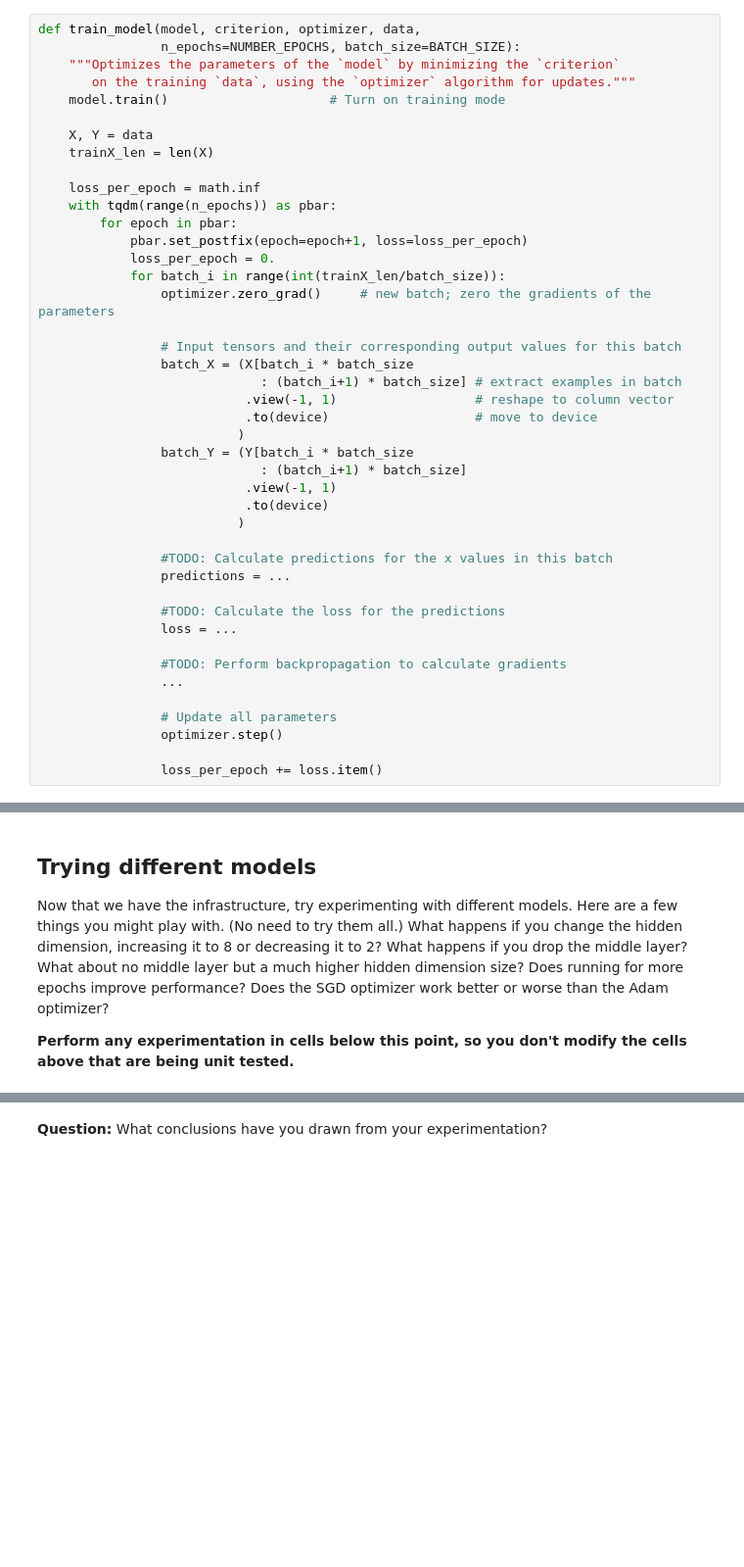
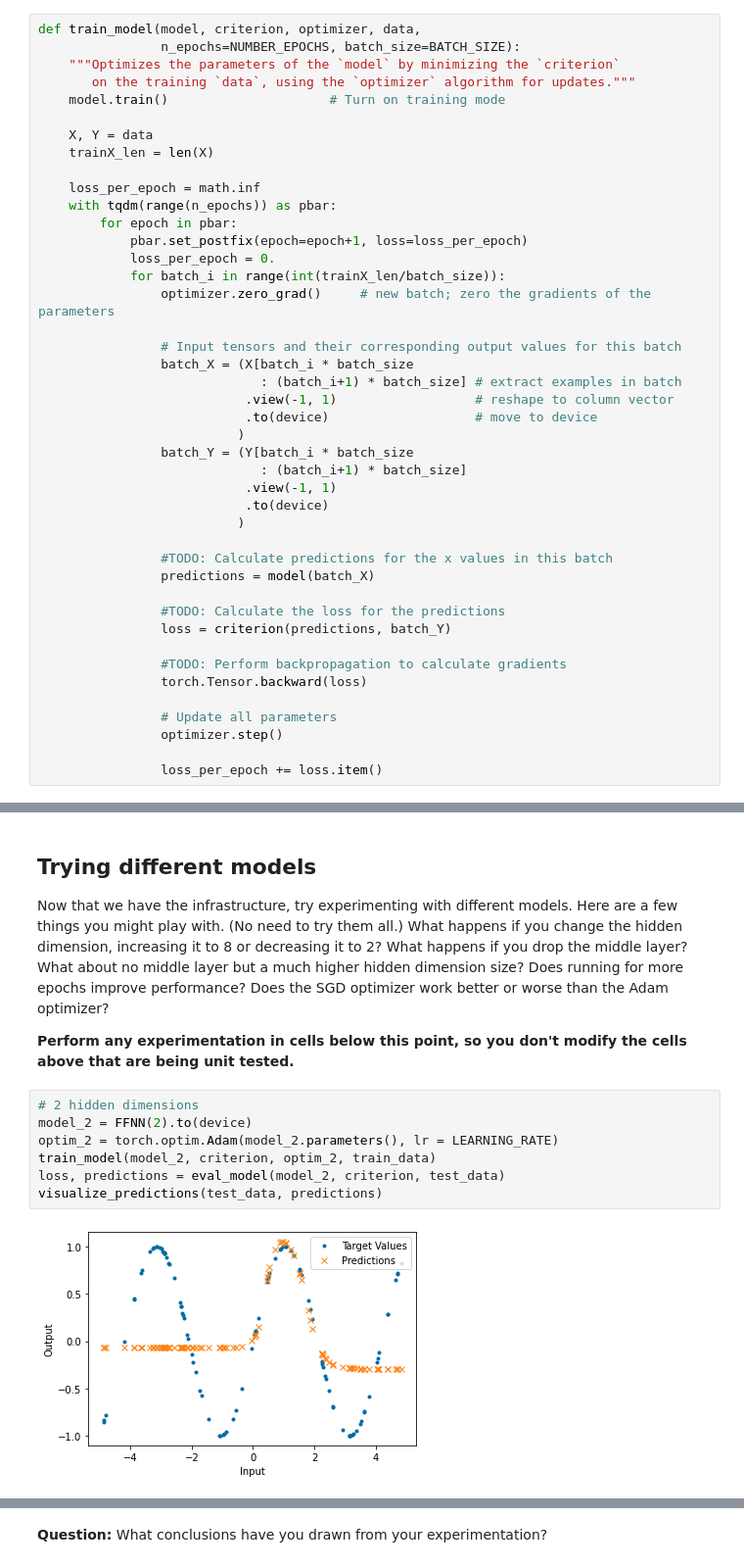
Before and after one commit to yvetteyichiwu/lab1-5, a Jupyter notebook: lab1-5.ipynb, the cells around one changed output, grey strips where cells are left out. Shown at 98% size. Saved outputs shown, nothing was run; the diff lists cells and outputs as text; blank space fills up the shorter version.

```diff
--- a/lab1-5.ipynb
+++ b/lab1-5.ipynb
@@ -511,13 +563,13 @@ def train_model(model, criterion, optimizer, data,
                           )
 
                 #TODO: Calculate predictions for the x values in this batch
-                predictions = ...
+                predictions = model(batch_X)
 
                 #TODO: Calculate the loss for the predictions
-                loss = ...
+                loss = criterion(predictions, batch_Y)
 
                 #TODO: Perform backpropagation to calculate gradients
-                ...
+                torch.Tensor.backward(loss)
 
                 # Update all parameters
                 optimizer.step()
@@ -569,3 +627,12 @@ visualize_predictions(test_data, predictions)
 Now that we have the infrastructure, try experimenting with different models. Here are a few things you might play with. (No need to try them all.) What happens if you change the hidden dimension, increasing it to 8 or decreasing it to 2? What happens if you drop the middle layer? What about no middle layer but a much higher hidden dimension size? Does running for more epochs improve performance? Does the SGD optimizer work better or worse than the Adam optimizer?
 
 **Perform any experimentation in cells below this point, so you don't modify the cells above that are being unit tested.**
+# %%
+# 2 hidden dimensions
+model_2 = FFNN(2).to(device)
+optim_2 = torch.optim.Adam(model_2.parameters(), lr = LEARNING_RATE)
+train_model(model_2, criterion, optim_2, train_data)
+loss, predictions = eval_model(model_2, criterion, test_data)
+visualize_predictions(test_data, predictions)
+# %% [output]
+[figure, added]
```
Also changed, not shown: parts of 35 cells of this notebook.
